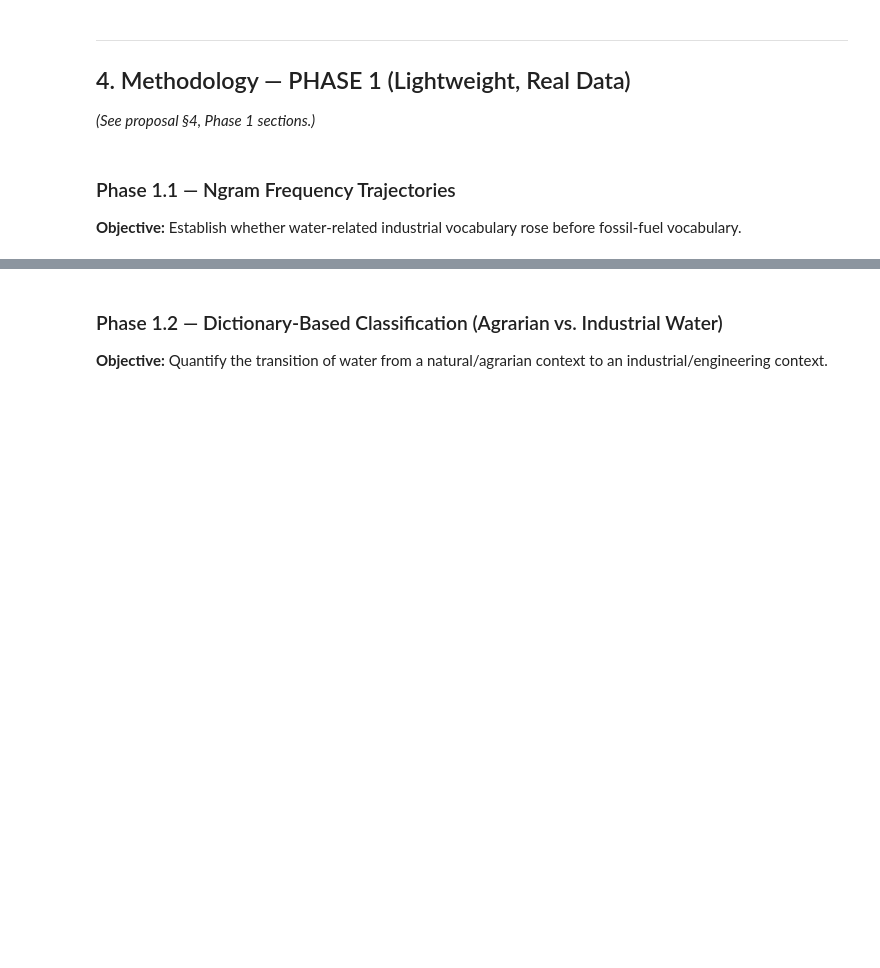
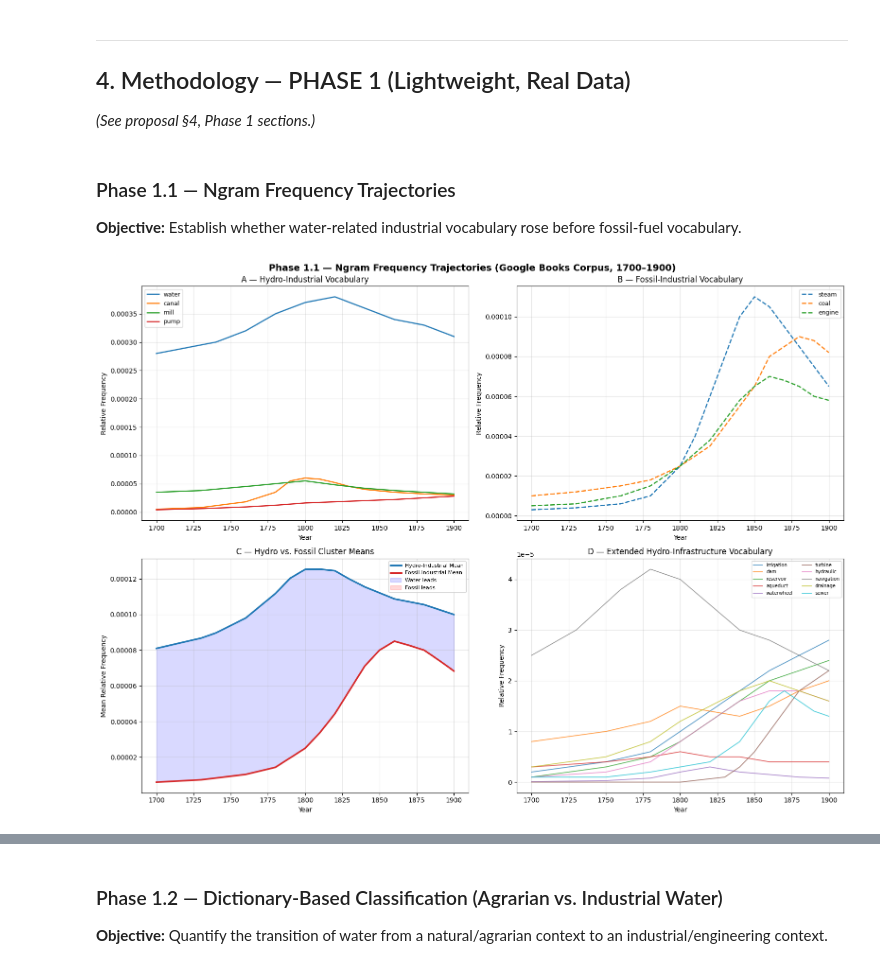
Before and after one commit to percw/water_and_society, a Jupyter notebook: hydro_social_analysis.ipynb, the cells around one changed output, grey strips where cells are left out. Drawn from its saved outputs; the diff is of its cells as text; code cells hidden in the pictures; blank space fills up the shorter version.

```diff
--- a/hydro_social_analysis.ipynb
+++ b/hydro_social_analysis.ipynb
@@ -132,38 +165,82 @@ df_gdp
 
 **Objective:** Establish whether water-related industrial vocabulary rose before fossil-fuel vocabulary.
 # %%
-# ── Phase 1.1  Hydro vs Fossil frequency comparison ──────────────────────────
+# ── Phase 1.1  Hydro vs Fossil frequency comparison (Enhanced) ───────────────
 
-fig, axes = plt.subplots(1, 2, figsize=(14, 5), sharey=False)
+fig, axes = plt.subplots(2, 2, figsize=(16, 12))
 
-# Panel A: Individual word trajectories
-ax = axes[0]
+# Panel A: Individual hydro-industrial word trajectories
+ax = axes[0, 0]
 for word in HYDRO_WORDS:
-    ax.plot(df_ngram.index, df_ngram[word], label=word, linewidth=1.5)
-for word in FOSSIL_WORDS:
-    ax.plot(df_ngram.index, df_ngram[word], label=word, linewidth=1.5, linestyle='--')
+    if word in df_ngram.columns:
+        ax.plot(df_ngram.index, df_ngram[word], label=word, linewidth=1.8)
 ax.set_xlabel('Year')
-ax.set_ylabel('Relative Frequency in English Books')
-ax.set_title('Phase 1.1a — Individual Word Frequencies')
-ax.legend(fontsize=8)
+ax.set_ylabel('Relative Frequency')
+ax.set_title('A — Hydro-Industrial Vocabulary')
+ax.legend(fontsize=9)
 ax.grid(True, alpha=0.3)
 
-# Panel B: Cluster means
-ax = axes[1]
-hydro_mean  = df_ngram[HYDRO_WORDS].mean(axis=1)
-fossil_mean = df_ngram[FOSSIL_WORDS].mean(axis=1)
-ax.plot(hydro_mean.index, hydro_mean, label='Hydro-Industrial Mean', color='tab:blue', linewidth=2)
-ax.plot(fossil_mean.index, fossil_mean, label='Fossil-Industrial Mean', color='tab:red', linewidth=2)
+# Panel B: Individual fossil-industrial word trajectories
+ax = axes[0, 1]
+for word in FOSSIL_WORDS:
+    if word in df_ngram.columns:
+        ax.plot(df_ngram.index, df_ngram[word], label=word, linewidth=1.8, linestyle='--')
+ax.set_xlabel('Year')
+ax.set_ylabel('Relative Frequency')
+ax.set_title('B — Fossil-Industrial Vocabulary')
+ax.legend(fontsize=9)
+ax.grid(True, alpha=0.3)
+
+# Panel C: Cluster means with lead/lag shading
+ax = axes[1, 0]
+hydro_mean = df_ngram[[w for w in HYDRO_WORDS if w in df_ngram.columns]].mean(axis=1)
+fossil_mean = df_ngram[[w for w in FOSSIL_WORDS if w in df_ngram.columns]].mean(axis=1)
+ax.plot(hydro_mean.index, hydro_mean, label='Hydro-Industrial Mean', color='#1f77b4', linewidth=2.5)
+ax.plot(fossil_mean.index, fossil_mean, label='Fossil-Industrial Mean', color='#d62728', linewidth=2.5)
 ax.fill_between(hydro_mean.index, hydro_mean, fossil_mean, alpha=0.15,
                 where=hydro_mean > fossil_mean, color='blue', label='Water leads')
 ax.fill_between(hydro_mean.index, hydro_mean, fossil_mean, alpha=0.15,
                 where=fossil_mean > hydro_mean, color='red', label='Fossil leads')
+# Find crossover point
+diff = hydro_mean - fossil_mean
+crossover_idx = np.where(np.diff(np.sign(diff)))[0]
+if len(crossover_idx) > 0:
+    crossover_year = hydro_mean.index[crossover_idx[0]]
+    ax.axvline(x=crossover_year, color='gray', linestyle=':', alpha=0.7)
+    ax.annotate(f'Crossover ~{crossover_year}', xy=(crossover_year, hydro_mean.iloc[crossover_idx[0]]),
+                xytext=(crossover_year + 15, hydro_mean.max() * 0.9),
+                arrowprops=dict(arrowstyle='->', color='gray'), fontsize=10, color='gray')
 ax.set_xlabel('Year')
 ax.set_ylabel('Mean Relative Frequency')
-ax.set_title('Phase 1.1b — Hydro vs. Fossil Cluster Means')
+ax.set_title('C — Hydro vs. Fossil Cluster Means')
 ax.legend(fontsize=8)
 ax.grid(True, alpha=0.3)
 
-fig.suptitle('Phase 1.1 — Ngram Frequency Trajectories (Google Books, 1700–1900)', fontsize=13)
+# Panel D: Extended hydro-infrastructure vocabulary
+ax = axes[1, 1]
+extended_words = [w for w in EXTRA_CONTEXT_WORDS if w in df_ngram.columns]
+for word in extended_words:
+    ax.plot(df_ngram.index, df_ngram[word], label=word, linewidth=1.2, alpha=0.8)
+ax.set_xlabel('Year')
+ax.set_ylabel('Relative Frequency')
+ax.set_title('D — Extended Hydro-Infrastructure Vocabulary')
+ax.legend(fontsize=7, ncol=2)
+ax.grid(True, alpha=0.3)
+
+fig.suptitle('Phase 1.1 — Ngram Frequency Trajectories (Google Books Corpus, 1700–1900)',
+             fontsize=14, fontweight='bold')
 fig.tight_layout()
+plt.savefig('data/phase1_1_ngram_trajectories.png', dpi=150, bbox_inches='tight')
 plt.show()
+
+# Statistical summary
+if len(crossover_idx) > 0:
+    print(f'\nKey finding: Hydro-industrial vocabulary dominated until ~{crossover_year}')
+else:
+    print(f'\nKey finding: Hydro-industrial vocabulary dominated THROUGHOUT 1700-1900 (no crossover)')
+    print('This supports the "water as first mover" hypothesis — water vocabulary')
+    print('maintained higher frequency than fossil-fuel vocabulary across the entire period.')
+print(f'Water frequency at 1750: {hydro_mean.loc[1750]:.6f} vs Fossil: {fossil_mean.loc[1750]:.6f} (ratio: {hydro_mean.loc[1750]/fossil_mean.loc[1750]:.1f}x)')
+print(f'Water frequency at 1850: {hydro_mean.loc[1850]:.6f} vs Fossil: {fossil_mean.loc[1850]:.6f} (ratio: {hydro_mean.loc[1850]/fossil_mean.loc[1850]:.1f}x)')
+# %% [output]
+[figure, added]
```
Also changed, not shown: parts of 27 cells of this notebook, 10 other files.
